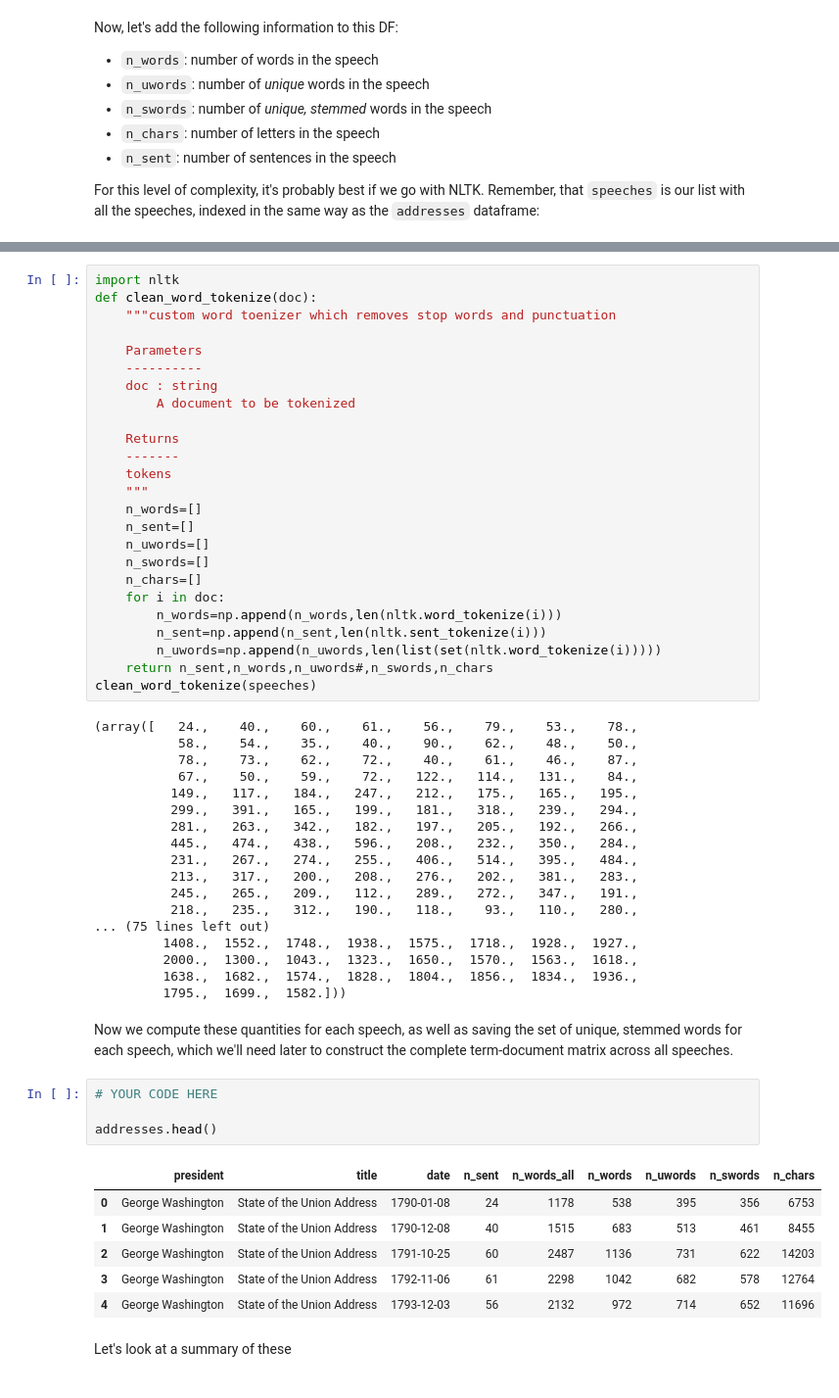
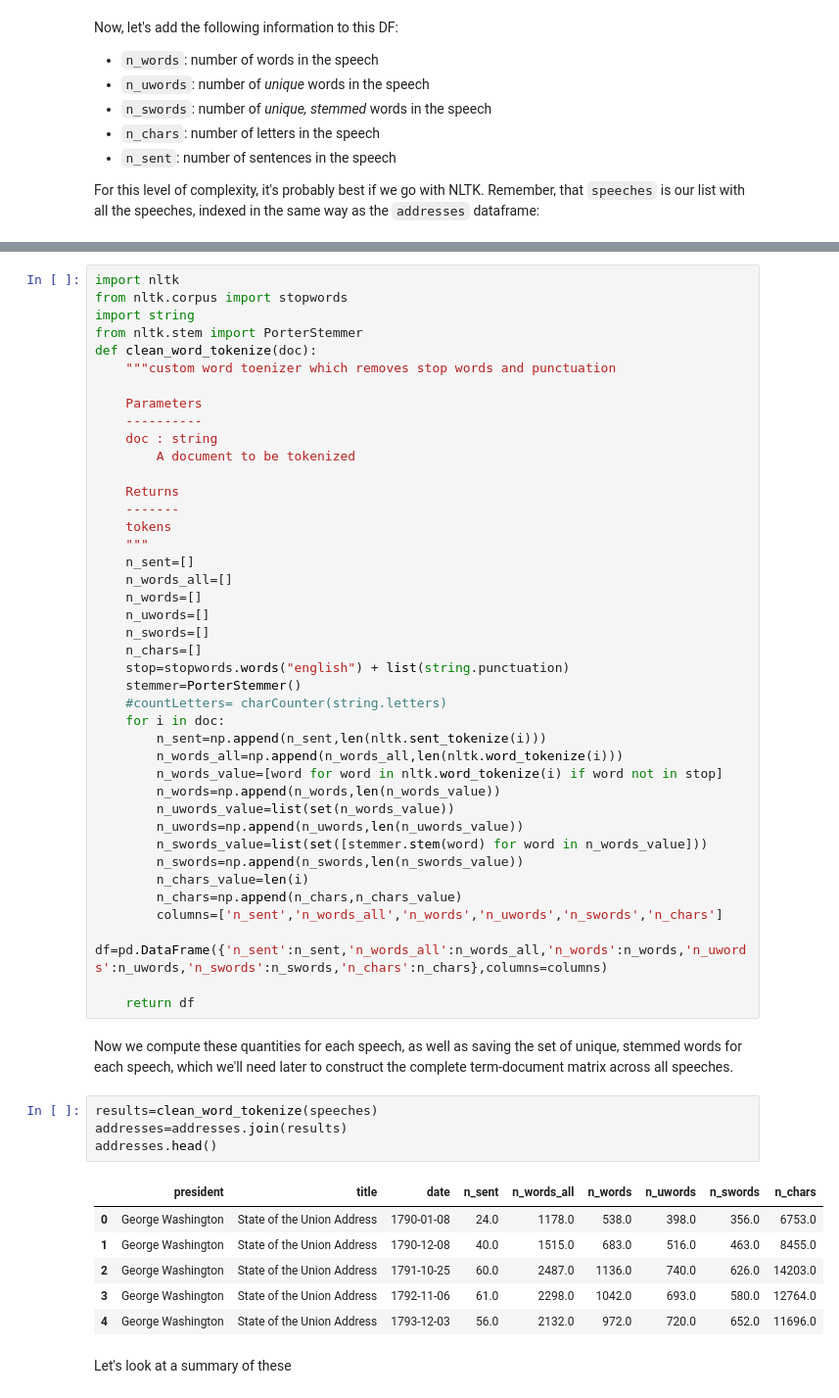
Before and after one commit to junemore/stat-159-data-science-, a Jupyter notebook: state_of_the_union_analysis-p2.ipynb, the cells around one changed output, grey strips where cells are left out. Shown: that part at 98% size. Drawn from its saved outputs; the diff is of its cells as text.

```diff
--- a/state_of_the_union_analysis-p2.ipynb
+++ b/state_of_the_union_analysis-p2.ipynb
@@ -72,5 +51,8 @@ nltk.word_tokenize(speeches[0])
 # %%
 import nltk
+from nltk.corpus import stopwords
+import string
+from nltk.stem import PorterStemmer
 def clean_word_tokenize(doc):
     """custom word toenizer which removes stop words and punctuation
 
@@ -83,48 +65,43 @@ def clean_word_tokenize(doc):
     -------
     tokens
     """
+    n_sent=[]
+    n_words_all=[]
     n_words=[]
-    n_sent=[]
     n_uwords=[]
     n_swords=[]
     n_chars=[]
+    stop=stopwords.words("english") + list(string.punctuation)
+    stemmer=PorterStemmer()
+    #countLetters= charCounter(string.letters)
     for i in doc:
-        n_words=np.append(n_words,len(nltk.word_tokenize(i)))
         n_sent=np.append(n_sent,len(nltk.sent_tokenize(i)))
-        n_uwords=np.append(n_uwords,len(list(set(nltk.word_tokenize(i)))))
-    return n_sent,n_words,n_uwords#,n_swords,n_chars
-clean_word_tokenize(speeches)
+        n_words_all=np.append(n_words_all,len(nltk.word_tokenize(i)))
+        n_words_value=[word for word in nltk.word_tokenize(i) if word not in stop]
+        n_words=np.append(n_words,len(n_words_value))
+        n_uwords_value=list(set(n_words_value))
+        n_uwords=np.append(n_uwords,len(n_uwords_value))
+        n_swords_value=list(set([stemmer.stem(word) for word in n_words_value]))
+        n_swords=np.append(n_swords,len(n_swords_value))
+        n_chars_value=len(i)
+        n_chars=np.append(n_chars,n_chars_value)
+        columns=['n_sent','n_words_all','n_words','n_uwords','n_swords','n_chars']
+        df=pd.DataFrame({'n_sent':n_sent,'n_words_all':n_words_all,'n_words':n_words,'n_uwords':n_uwords,'n_swords':n_swords,'n_chars':n_chars},columns=columns)
+
+    return df
-# %% [output]
-(array([   24.,    40.,    60.,    61.,    56.,    79.,    53.,    78.,
-           58.,    54.,    35.,    40.,    90.,    62.,    48.,    50.,
-           78.,    73.,    62.,    72.,    40.,    61.,    46.,    87.,
-           67.,    50.,    59.,    72.,   122.,   114.,   131.,    84.,
-          149.,   117.,   184.,   247.,   212.,   175.,   165.,   195.,
-          299.,   391.,   165.,   199.,   181.,   318.,   239.,   294.,
-          281.,   263.,   342.,   182.,   197.,   205.,   192.,   266.,
-          445.,   474.,   438.,   596.,   208.,   232.,   350.,   284.,
-          231.,   267.,   274.,   255.,   406.,   514.,   395.,   484.,
-          213.,   317.,   200.,   208.,   276.,   202.,   381.,   283.,
-          245.,   265.,   209.,   112.,   289.,   272.,   347.,   191.,
-          218.,   235.,   312.,   190.,   118.,    93.,   110.,   280.,
-... (75 lines left out)
-         1408.,  1552.,  1748.,  1938.,  1575.,  1718.,  1928.,  1927.,
-         2000.,  1300.,  1043.,  1323.,  1650.,  1570.,  1563.,  1618.,
-         1638.,  1682.,  1574.,  1828.,  1804.,  1856.,  1834.,  1936.,
-         1795.,  1699.,  1582.]))
 # %% [markdown]
 Now we compute these quantities for each speech, as well as saving the set of unique, stemmed words for each speech, which we'll need later to construct the complete term-document matrix across all speeches.
-# %%
-# YOUR CODE HERE
-
-addresses.head()
-# %% [output]
-|  | president | title | date | n_sent | n_words_all | n_words | n_uwords | n_swords | n_chars |
-| 0 | George Washington | State of the Union Address | 1790-01-08 | 24 | 1178 | 538 | 395 | 356 | 6753 |
-| 1 | George Washington | State of the Union Address | 1790-12-08 | 40 | 1515 | 683 | 513 | 461 | 8455 |
-| 2 | George Washington | State of the Union Address | 1791-10-25 | 60 | 2487 | 1136 | 731 | 622 | 14203 |
-| 3 | George Washington | State of the Union Address | 1792-11-06 | 61 | 2298 | 1042 | 682 | 578 | 12764 |
-| 4 | George Washington | State of the Union Address | 1793-12-03 | 56 | 2132 | 972 | 714 | 652 | 11696 |
+# %%
+results=clean_word_tokenize(speeches)
+addresses=addresses.join(results)
+addresses.head()
+# %% [output]
+|  | president | title | date | n_sent | n_words_all | n_words | n_uwords | n_swords | n_chars |
+| 0 | George Washington | State of the Union Address | 1790-01-08 | 24.0 | 1178.0 | 538.0 | 398.0 | 356.0 | 6753.0 |
+| 1 | George Washington | State of the Union Address | 1790-12-08 | 40.0 | 1515.0 | 683.0 | 516.0 | 463.0 | 8455.0 |
+| 2 | George Washington | State of the Union Address | 1791-10-25 | 60.0 | 2487.0 | 1136.0 | 740.0 | 626.0 | 14203.0 |
+| 3 | George Washington | State of the Union Address | 1792-11-06 | 61.0 | 2298.0 | 1042.0 | 693.0 | 580.0 | 12764.0 |
+| 4 | George Washington | State of the Union Address | 1793-12-03 | 56.0 | 2132.0 | 972.0 | 720.0 | 652.0 | 11696.0 |
 # %% [markdown]
 Let's look at a summary of these
 # %%
```
Also changed, not shown: parts of 7 cells of this notebook, 5 other files.
